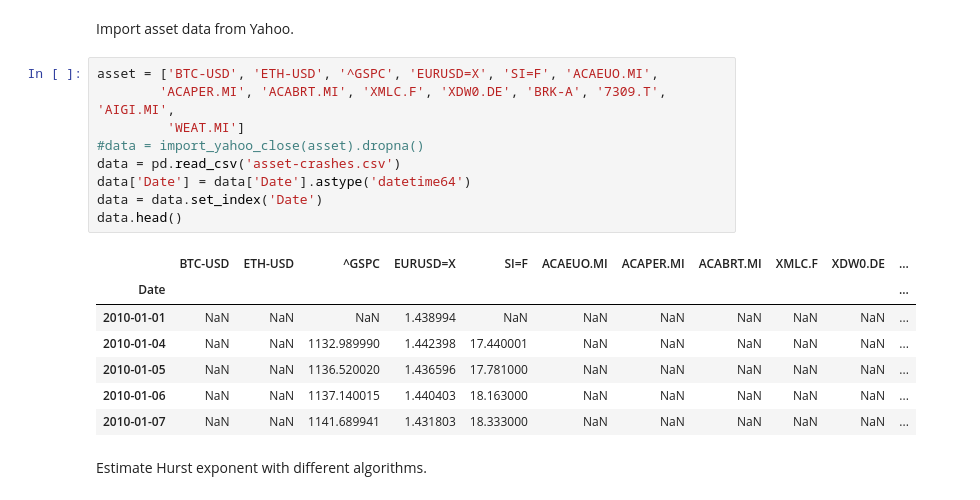
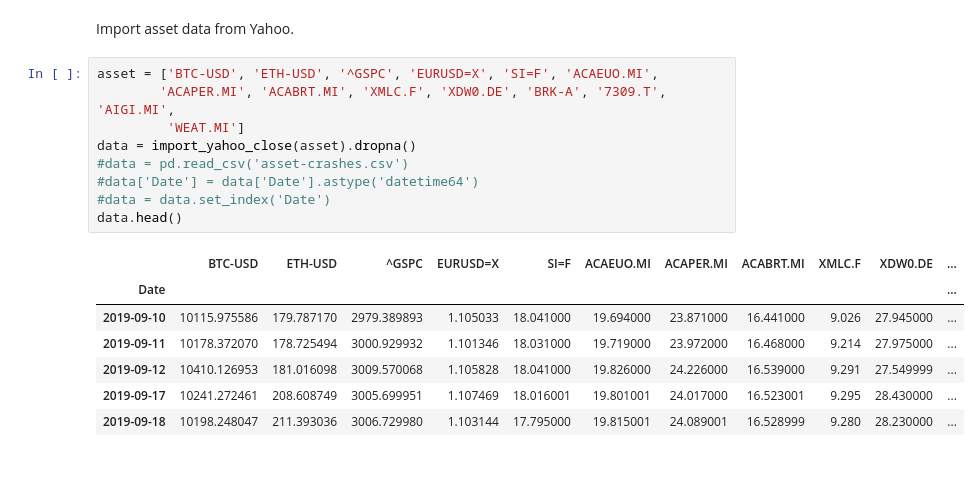
Before and after one commit to fedeb95/market-analysis, a Jupyter notebook: Hurst exponent.ipynb, the cells around one changed output. Cells and saved outputs as stored; diff of their text form; blank space fills up the shorter version.

```diff
--- a/Hurst exponent.ipynb
+++ b/Hurst exponent.ipynb
@@ -12,19 +12,17 @@ Import asset data from Yahoo.
 # %%
 asset = ['BTC-USD', 'ETH-USD', '^GSPC', 'EURUSD=X', 'SI=F', 'ACAEUO.MI',
         'ACAPER.MI', 'ACABRT.MI', 'XMLC.F', 'XDW0.DE', 'BRK-A', '7309.T', 'AIGI.MI',
          'WEAT.MI']
-#data = import_yahoo_close(asset).dropna()
-data = pd.read_csv('asset-crashes.csv')
-data['Date'] = data['Date'].astype('datetime64')
-data = data.set_index('Date')
+data = import_yahoo_close(asset).dropna()
+#data = pd.read_csv('asset-crashes.csv')
+#data['Date'] = data['Date'].astype('datetime64')
+#data = data.set_index('Date')
 data.head()
 # %% [output]
 |  | BTC-USD | ETH-USD | ^GSPC | EURUSD=X | SI=F | ACAEUO.MI | ACAPER.MI | ACABRT.MI | XMLC.F | XDW0.DE | ... |
 | Date |  |  |  |  |  |  |  |  |  |  | ... |
-| 2010-01-01 | NaN | NaN | NaN | 1.438994 | NaN | NaN | NaN | NaN | NaN | NaN | ... |
-| 2010-01-04 | NaN | NaN | 1132.989990 | 1.442398 | 17.440001 | NaN | NaN | NaN | NaN | NaN | ... |
-| 2010-01-05 | NaN | NaN | 1136.520020 | 1.436596 | 17.781000 | NaN | NaN | NaN | NaN | NaN | ... |
-| 2010-01-06 | NaN | NaN | 1137.140015 | 1.440403 | 18.163000 | NaN | NaN | NaN | NaN | NaN | ... |
-| 2010-01-07 | NaN | NaN | 1141.689941 | 1.431803 | 18.333000 | NaN | NaN | NaN | NaN | NaN | ... |
+| 2019-09-10 | 10115.975586 | 179.787170 | 2979.389893 | 1.105033 | 18.041000 | 19.694000 | 23.871000 | 16.441000 | 9.026 | 27.945000 | ... |
+| 2019-09-11 | 10178.372070 | 178.725494 | 3000.929932 | 1.101346 | 18.031000 | 19.719000 | 23.972000 | 16.468000 | 9.214 | 27.975000 | ... |
+| 2019-09-12 | 10410.126953 | 181.016098 | 3009.570068 | 1.105828 | 18.041000 | 19.826000 | 24.226000 | 16.539000 | 9.291 | 27.549999 | ... |
+| 2019-09-17 | 10241.272461 | 208.608749 | 3005.699951 | 1.107469 | 18.016001 | 19.801001 | 24.017000 | 16.523001 | 9.295 | 28.430000 | ... |
+| 2019-09-18 | 10198.248047 | 211.393036 | 3006.729980 | 1.103144 | 17.795000 | 19.815001 | 24.089001 | 16.528999 | 9.280 | 28.230000 | ... |
-# %% [markdown]
-Estimate Hurst exponent with different algorithms.
```
Also changed, not shown: parts of 9 cells of this notebook, 2 other files.
